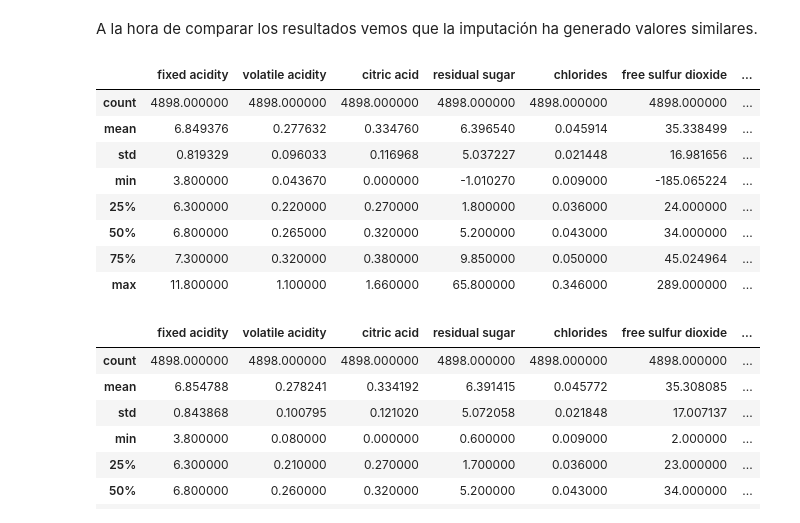
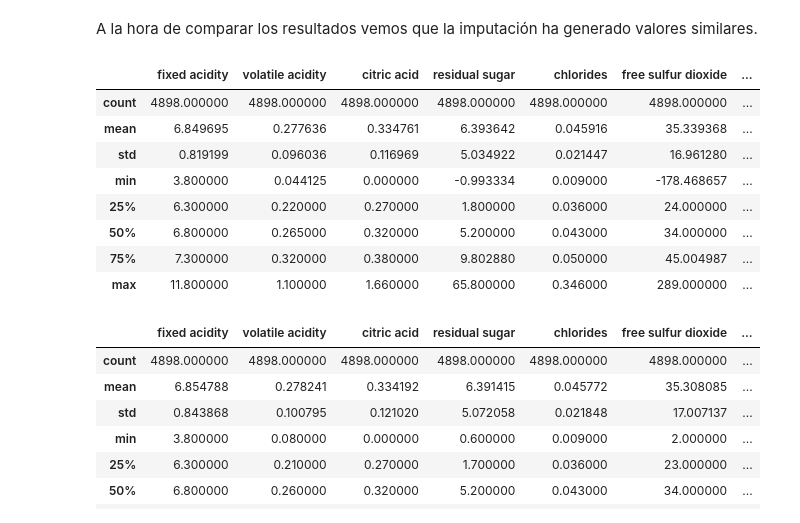
Before and after one commit to miguel-kjh/Research-on-data-imputation-methods, a Jupyter notebook: imputationComparison.ipynb, the cells around one changed output. Cells and saved outputs as stored; diff of their text form; code cells hidden in the pictures.

```diff
--- a/imputationComparison.ipynb
+++ b/imputationComparison.ipynb
@@ -155,17 +155,17 @@ def miceImputation(df:pd.DataFrame, iters: int) -> pd.DataFrame:
 # %% [markdown]
 A la hora de comparar los resultados vemos que la imputación ha generado valores similares.
 # %%
-result = miceImputation(data, 100)
-result.describe()
+mice5Iter = miceImputation(data, 5)
+mice5Iter.describe()
 # %% [output]
 |  | fixed acidity | volatile acidity | citric acid | residual sugar | chlorides | free sulfur dioxide | ... |
 | count | 4898.000000 | 4898.000000 | 4898.000000 | 4898.000000 | 4898.000000 | 4898.000000 | ... |
-| mean | 6.849376 | 0.277632 | 0.334760 | 6.396540 | 0.045914 | 35.338499 | ... |
-| std | 0.819329 | 0.096033 | 0.116968 | 5.037227 | 0.021448 | 16.981656 | ... |
-| min | 3.800000 | 0.043670 | 0.000000 | -1.010270 | 0.009000 | -185.065224 | ... |
+| mean | 6.849695 | 0.277636 | 0.334761 | 6.393642 | 0.045916 | 35.339368 | ... |
+| std | 0.819199 | 0.096036 | 0.116969 | 5.034922 | 0.021447 | 16.961280 | ... |
+| min | 3.800000 | 0.044125 | 0.000000 | -0.993334 | 0.009000 | -178.468657 | ... |
 | 25% | 6.300000 | 0.220000 | 0.270000 | 1.800000 | 0.036000 | 24.000000 | ... |
 | 50% | 6.800000 | 0.265000 | 0.320000 | 5.200000 | 0.043000 | 34.000000 | ... |
-| 75% | 7.300000 | 0.320000 | 0.380000 | 9.850000 | 0.050000 | 45.024964 | ... |
+| 75% | 7.300000 | 0.320000 | 0.380000 | 9.802880 | 0.050000 | 45.004987 | ... |
 | max | 11.800000 | 1.100000 | 1.660000 | 65.800000 | 0.346000 | 289.000000 | ... |
 # %%
 originalData.describe()
```
Also changed, not shown: parts of 16 cells of this notebook, 1 other file.
